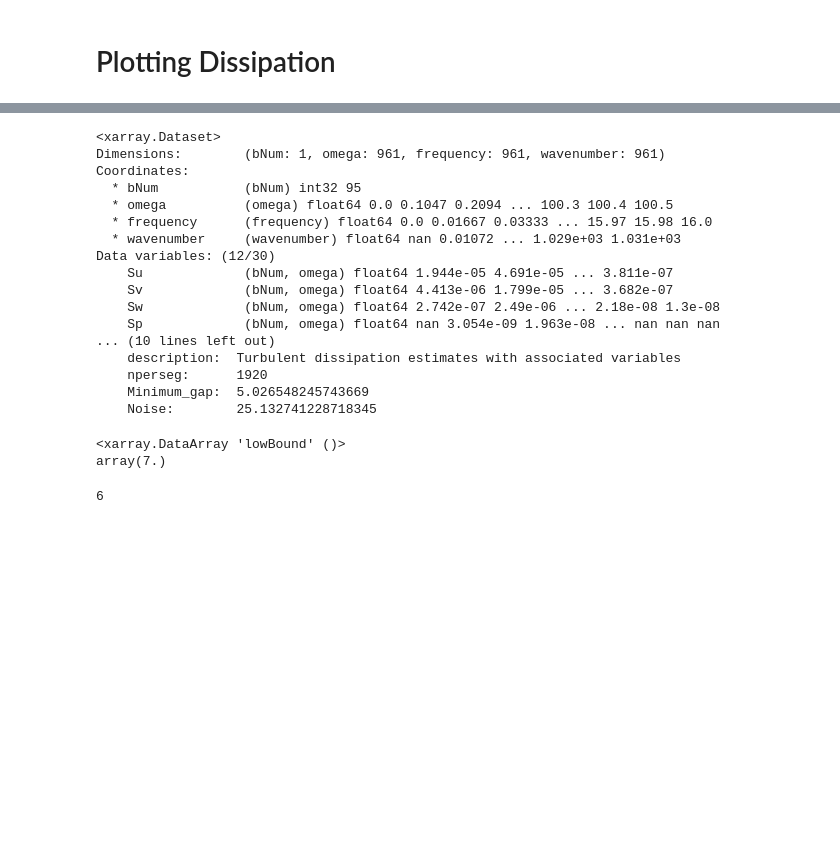
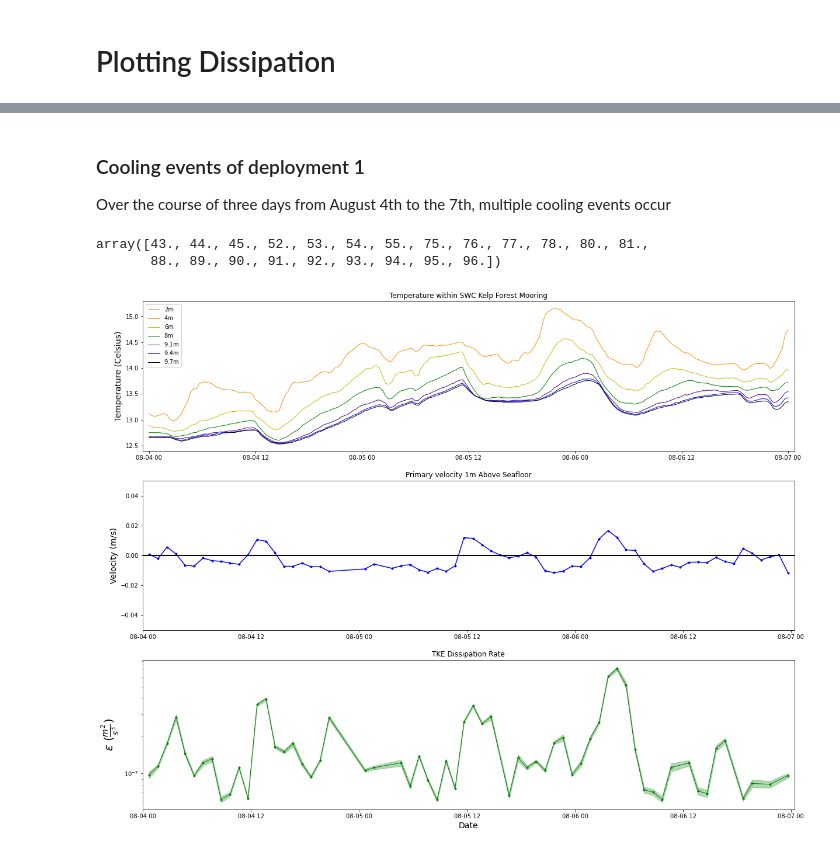
Before and after one commit to lagrady/Kelp-Forest-Hydrodynamics, a Jupyter notebook: notebooks/Turbulent_dissipation.ipynb, the cells around one changed output, grey strips where cells are left out. Cells and saved outputs as stored; diff of their text form; code cells hidden in the pictures; blank space fills up the shorter version.

```diff
--- a/notebooks/Turbulent_dissipation.ipynb
+++ b/notebooks/Turbulent_dissipation.ipynb
@@ -186 +197,13 @@ vecEpsPlotter(adv1IntAvg, temp, eps1IntAvg, timeFrame = None, saveFig=True, file
+# %% [markdown]
+### Cooling events of deployment 1
+Over the course of three days from August 4th to the 7th, multiple cooling events occur
+# %%
+dep1CEB = vt.vecEpsPlotter(adv1IntAvg, temp, eps1IntAvg, timeFrame = ['2022-08-04T00:00:00.000000000','2022-08-07T00:00:00.000000000'],
+                           saveFig=True, filename = 'Plots/Deployment1_804_807', returnBnum = True)
+dep1CEB = dep1CEB[np.array([3,4,5,12,13,14,15,30,31,32,33,34,35,42,43,44,45,46,47,48,49,50])]
+dep1CEB
+# %% [output]
+array([43., 44., 45., 52., 53., 54., 55., 75., 76., 77., 78., 80., 81.,
+       88., 89., 90., 91., 92., 93., 94., 95., 96.])
+[figure, added]
 # %%
@@ -188,23 +210,0 @@ vecEpsPlotter(adv1IntAvg, temp, eps1IntAvg, timeFrame = ['2022-08-07T00:00:00.00
-# %%
-ds = epsTest.copy(deep=True)
-burstNumber = 95
-epsDS = ds.where(ds.bNum.isin(burstNumber), drop=True)
-epsDS
-# %% [output]
-<xarray.Dataset>
-Dimensions:        (bNum: 1, omega: 961, frequency: 961, wavenumber: 961)
-Coordinates:
-  * bNum           (bNum) int32 95
-  * omega          (omega) float64 0.0 0.1047 0.2094 ... 100.3 100.4 100.5
-  * frequency      (frequency) float64 0.0 0.01667 0.03333 ... 15.97 15.98 16.0
-  * wavenumber     (wavenumber) float64 nan 0.01072 ... 1.029e+03 1.031e+03
-Data variables: (12/30)
-    Su             (bNum, omega) float64 1.944e-05 4.691e-05 ... 3.811e-07
-    Sv             (bNum, omega) float64 4.413e-06 1.799e-05 ... 3.682e-07
-    Sw             (bNum, omega) float64 2.742e-07 2.49e-06 ... 2.18e-08 1.3e-08
-    Sp             (bNum, omega) float64 nan 3.054e-09 1.963e-08 ... nan nan nan
-... (10 lines left out)
-    description:  Turbulent dissipation estimates with associated variables
-    nperseg:      1920
-    Minimum_gap:  5.026548245743669
-    Noise:        25.132741228718345
@@ -214,9 +210,0 @@ ub = int(epsDS.highBound.values[0])
-# %%
-eps2Int.lowBound.min()
-# %% [output]
-<xarray.DataArray 'lowBound' ()>
-array(7.)
-# %%
-lb
-# %% [output]
-6
```
Also changed, not shown: parts of 34 cells of this notebook, 5 other files.
